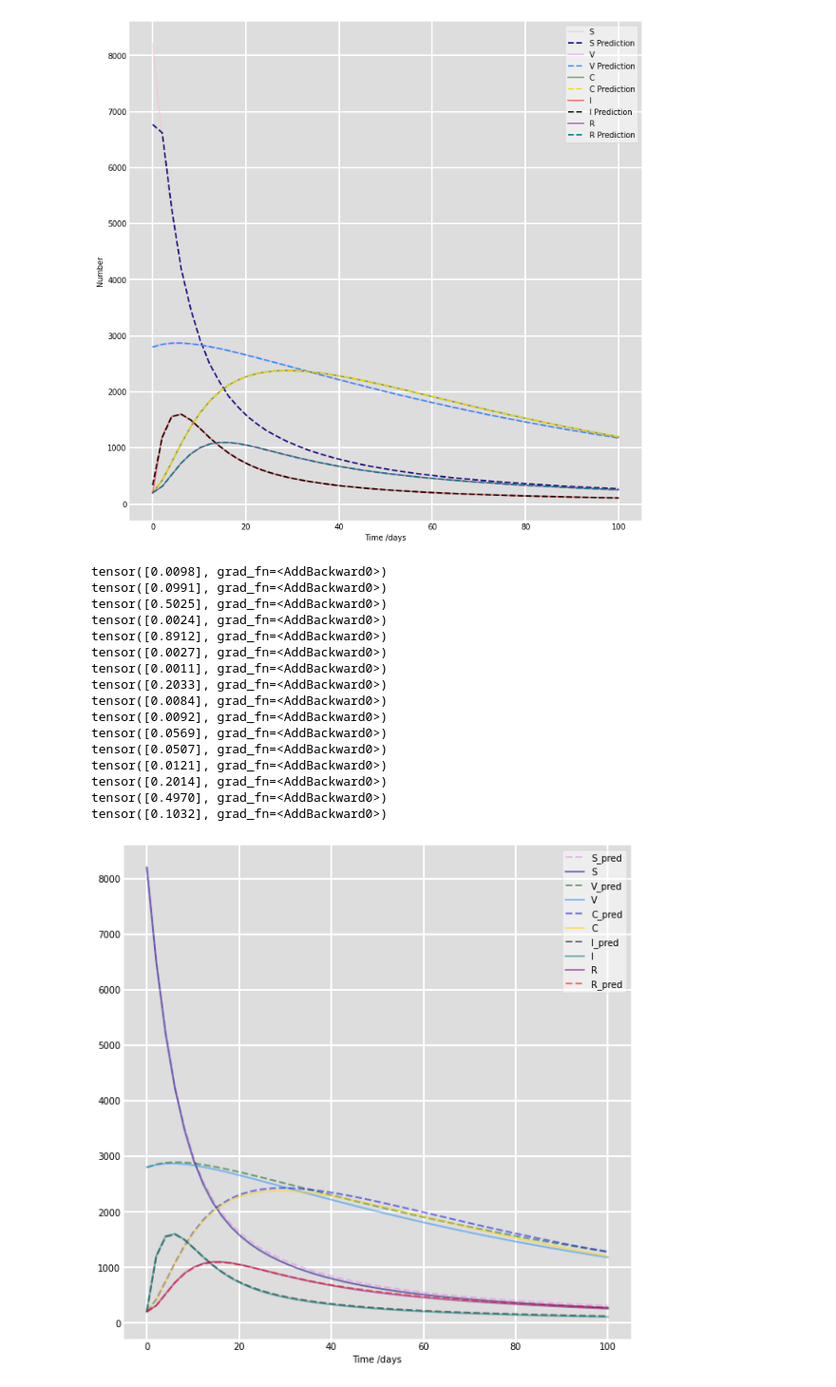
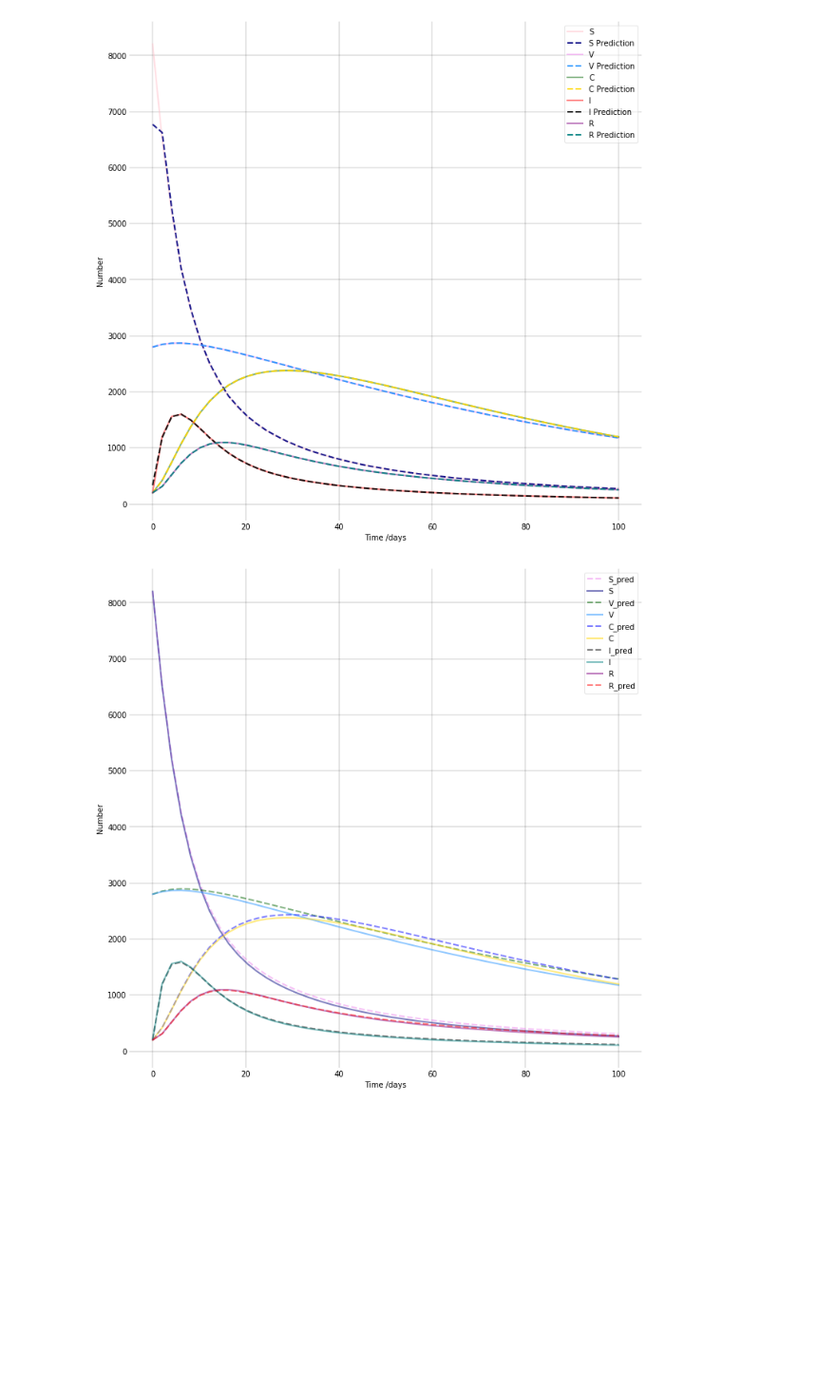
Before and after one commit to Shaier/DINN, a Jupyter notebook: Diseases/pneumonia/pneumonia.ipynb, the cells around one changed output. Shown: that part at 95% size. Drawn from its saved outputs; the diff is of its cells as text; code cells hidden in the pictures; blank space fills up the shorter version.

```diff
--- a/Diseases/pneumonia/pneumonia.ipynb
+++ b/Diseases/pneumonia/pneumonia.ipynb
@@ -269,7 +269,7 @@ class DINN(nn.Module):
           print('\nEpoch ', epoch)
 
         #loss + model parameters update
-        if epoch % 4000 == 0:
+        if epoch % 4000 == 9999:
           #checkpoint save every 1000 epochs if the loss is lower
           print('\nSaving model... Loss is: ', loss)
           torch.save({
@@ -313,14 +313,14 @@ scheduler = torch.optim.lr_scheduler.CyclicLR(dinn.optimizer, base_lr=1e-7, max_
 dinn.scheduler = scheduler
 
 try:
-  S_pred_list , V_pred_list , C_pred_list , I_pred_list , R_pred_list = dinn.train(61) #train
+  S_pred_list , V_pred_list , C_pred_list , I_pred_list , R_pred_list = dinn.train(1) #train
 except EOFError:
   if dinn.save == 2:
     dinn.save = 3
-    S_pred_list , V_pred_list , C_pred_list , I_pred_list , R_pred_list = dinn.train(61) #train
+    S_pred_list , V_pred_list , C_pred_list , I_pred_list , R_pred_list = dinn.train(1) #train
   elif dinn.save == 3:
     dinn.save = 2
-    S_pred_list , V_pred_list , C_pred_list , I_pred_list , R_pred_list = dinn.train(61) #train
+    S_pred_list , V_pred_list , C_pred_list , I_pred_list , R_pred_list = dinn.train(1) #train
 # %% [output]
 loading pre-trained model...
 loaded previous loss:  tensor(0.0038, dtype=torch.float64, requires_grad=True)
@@ -348,6 +342,8 @@ Text(0, 0.5, 'Loss')
 # %%
-fig = plt.figure(facecolor='w', figsize=(12,12))
+fig = plt.figure(figsize=(12,12))
+
 ax = fig.add_subplot(111, facecolor='#dddddd', axisbelow=True)
+ax.set_facecolor('xkcd:white')
 
 ax.plot(pneumonia_data[0], pneumonia_data[1], 'pink', alpha=0.5, lw=2, label='S')
 ax.plot(pneumonia_data[0], S_pred_list[0].detach().numpy(), 'navy', alpha=0.9, lw=2, label='S Prediction', linestyle='dashed')
@@ -369,7 +365,7 @@ ax.set_ylabel('Number')
 #ax.set_ylim([-1,50])
 ax.yaxis.set_tick_params(length=0)
 ax.xaxis.set_tick_params(length=0)
-ax.grid(b=True, which='major', c='w', lw=2, ls='-')
+ax.grid(b=True, which='major', c='black', lw=0.2, ls='-')
 legend = ax.legend()
 legend.get_frame().set_alpha(0.5)
 for spine in ('top', 'right', 'bottom', 'left'):
@@ -433,52 +429,40 @@ ret = odeint(deriv, y0, t, args=(pi, lambdda, k ,epsilon ,tao ,phi ,chi ,p ,thet
 S ,V ,C ,I ,R  = ret.T
 
 # Plot the data on two separate curves for S(t), I(t)
-fig = plt.figure(facecolor='w', figsize=(10,10))
+fig = plt.figure(figsize=(12,12))
+
 ax = fig.add_subplot(111, facecolor='#dddddd', axisbelow=True)
+ax.set_facecolor('xkcd:white')
 
 ax.plot(t, S, 'violet', alpha=0.5, lw=2, label='S_pred', linestyle='dashed')
 ax.plot(pneumonia_data[0], pneumonia_data[1], 'navy', alpha=0.5, lw=2, label='S')
 
 ax.plot(t, V, 'darkgreen', alpha=0.5, lw=2, label='V_pred', linestyle='dashed')
 ax.plot(pneumonia_data[0], pneumonia_data[2], 'dodgerblue', alpha=0.5, lw=2, label='V')
 
 ax.plot(t, C, 'blue', alpha=0.5, lw=2, label='C_pred', linestyle='dashed')
 ax.plot(pneumonia_data[0], pneumonia_data[3], 'gold', alpha=0.5, lw=2, label='C')
 
 ax.plot(t, I, 'black', alpha=0.5, lw=2, label='I_pred', linestyle='dashed')
 ax.plot(pneumonia_data[0], pneumonia_data[4], 'teal', alpha=0.5, lw=2, label='I')
 
 ax.plot(pneumonia_data[0], pneumonia_data[5], 'purple', alpha=0.5, lw=2, label='R')
 ax.plot(t, R, 'red', alpha=0.5, lw=2, label='R_pred', linestyle='dashed')
 
 
 ax.set_xlabel('Time /days')
+ax.set_ylabel('Number')
 ax.yaxis.set_tick_params(length=0)
 ax.xaxis.set_tick_params(length=0)
-ax.grid(b=True, which='major', c='w', lw=2, ls='-')
+ax.grid(b=True, which='major', c='black', lw=0.2, ls='-')
+
 legend = ax.legend()
 legend.get_frame().set_alpha(0.5)
 for spine in ('top', 'right', 'bottom', 'left'):
     ax.spines[spine].set_visible(False)
 plt.show()
 # %% [output]
-tensor([0.0098], grad_fn=<AddBackward0>)
-tensor([0.0991], grad_fn=<AddBackward0>)
-tensor([0.5025], grad_fn=<AddBackward0>)
-tensor([0.0024], grad_fn=<AddBackward0>)
-tensor([0.8912], grad_fn=<AddBackward0>)
-tensor([0.0027], grad_fn=<AddBackward0>)
-tensor([0.0011], grad_fn=<AddBackward0>)
-tensor([0.2033], grad_fn=<AddBackward0>)
-tensor([0.0084], grad_fn=<AddBackward0>)
-tensor([0.0092], grad_fn=<AddBackward0>)
-tensor([0.0569], grad_fn=<AddBackward0>)
-tensor([0.0507], grad_fn=<AddBackward0>)
-tensor([0.0121], grad_fn=<AddBackward0>)
-tensor([0.2014], grad_fn=<AddBackward0>)
-tensor([0.4970], grad_fn=<AddBackward0>)
-tensor([0.1032], grad_fn=<AddBackward0>)
-[figure, old version]
+[figure, new version]
 # %%
 #calculate relative MSE loss
 import math
```
Also changed, not shown: parts of 4 cells of this notebook, 10 other files.
